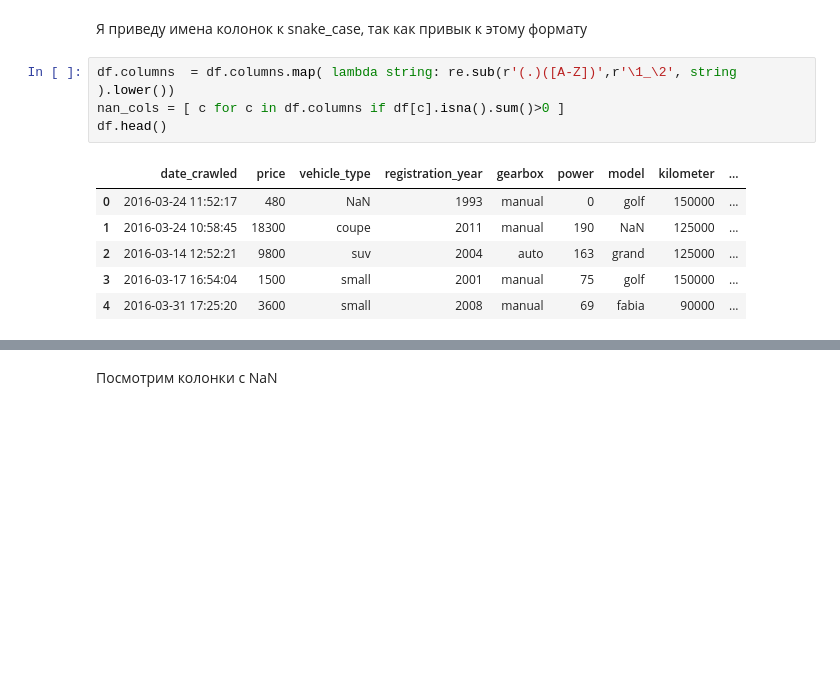
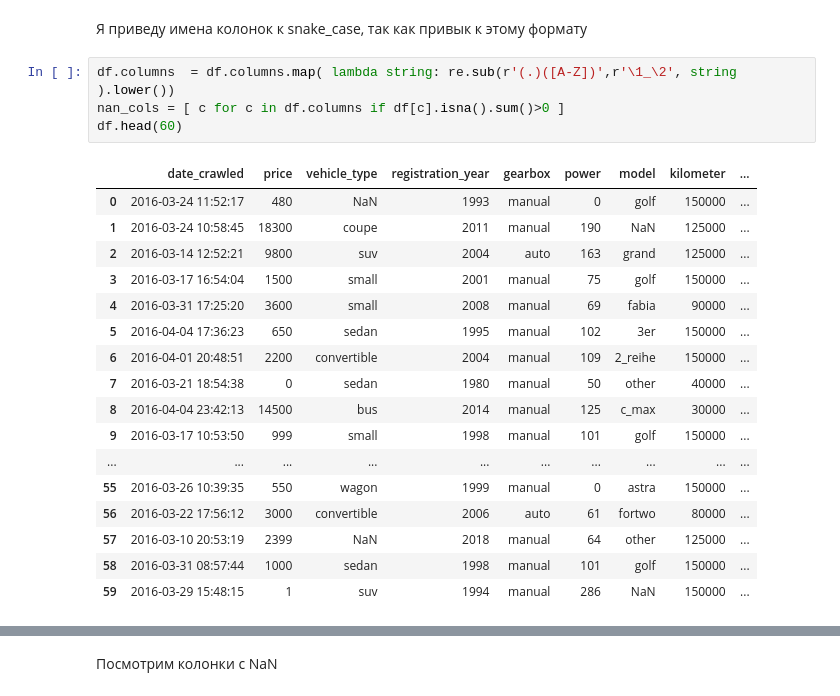
Before and after one commit to ltsipunov/19_gradient, a Jupyter notebook: 30f026cc-9a57-46dc-bf63-498baf66fe43.ipynb, the cells around one changed output, grey strips where cells are left out. Drawn from its saved outputs; the diff is of its cells as text; blank space fills up the shorter version.

```diff
--- a/30f026cc-9a57-46dc-bf63-498baf66fe43.ipynb
+++ b/30f026cc-9a57-46dc-bf63-498baf66fe43.ipynb
@@ -60,11 +108,22 @@ memory usage: 43.3+ MB
 # %%
 df.columns  = df.columns.map( lambda string: re.sub(r'(.)([A-Z])',r'\1_\2', string ).lower())
 nan_cols = [ c for c in df.columns if df[c].isna().sum()>0 ]
-df.head()
+df.head(60)
 # %% [output]
 |  | date_crawled | price | vehicle_type | registration_year | gearbox | power | model | kilometer | ... |
 | 0 | 2016-03-24 11:52:17 | 480 | NaN | 1993 | manual | 0 | golf | 150000 | ... |
 | 1 | 2016-03-24 10:58:45 | 18300 | coupe | 2011 | manual | 190 | NaN | 125000 | ... |
 | 2 | 2016-03-14 12:52:21 | 9800 | suv | 2004 | auto | 163 | grand | 125000 | ... |
 | 3 | 2016-03-17 16:54:04 | 1500 | small | 2001 | manual | 75 | golf | 150000 | ... |
 | 4 | 2016-03-31 17:25:20 | 3600 | small | 2008 | manual | 69 | fabia | 90000 | ... |
+| 5 | 2016-04-04 17:36:23 | 650 | sedan | 1995 | manual | 102 | 3er | 150000 | ... |
+| 6 | 2016-04-01 20:48:51 | 2200 | convertible | 2004 | manual | 109 | 2_reihe | 150000 | ... |
+| 7 | 2016-03-21 18:54:38 | 0 | sedan | 1980 | manual | 50 | other | 40000 | ... |
+| 8 | 2016-04-04 23:42:13 | 14500 | bus | 2014 | manual | 125 | c_max | 30000 | ... |
+| 9 | 2016-03-17 10:53:50 | 999 | small | 1998 | manual | 101 | golf | 150000 | ... |
+| ... | ... | ... | ... | ... | ... | ... | ... | ... | ... |
+| 55 | 2016-03-26 10:39:35 | 550 | wagon | 1999 | manual | 0 | astra | 150000 | ... |
+| 56 | 2016-03-22 17:56:12 | 3000 | convertible | 2006 | auto | 61 | fortwo | 80000 | ... |
+| 57 | 2016-03-10 20:53:19 | 2399 | NaN | 2018 | manual | 64 | other | 125000 | ... |
+| 58 | 2016-03-31 08:57:44 | 1000 | sedan | 1998 | manual | 101 | golf | 150000 | ... |
+| 59 | 2016-03-29 15:48:15 | 1 | suv | 1994 | manual | 286 | NaN | 150000 | ... |
```
Also changed, not shown: parts of 72 cells of this notebook.
